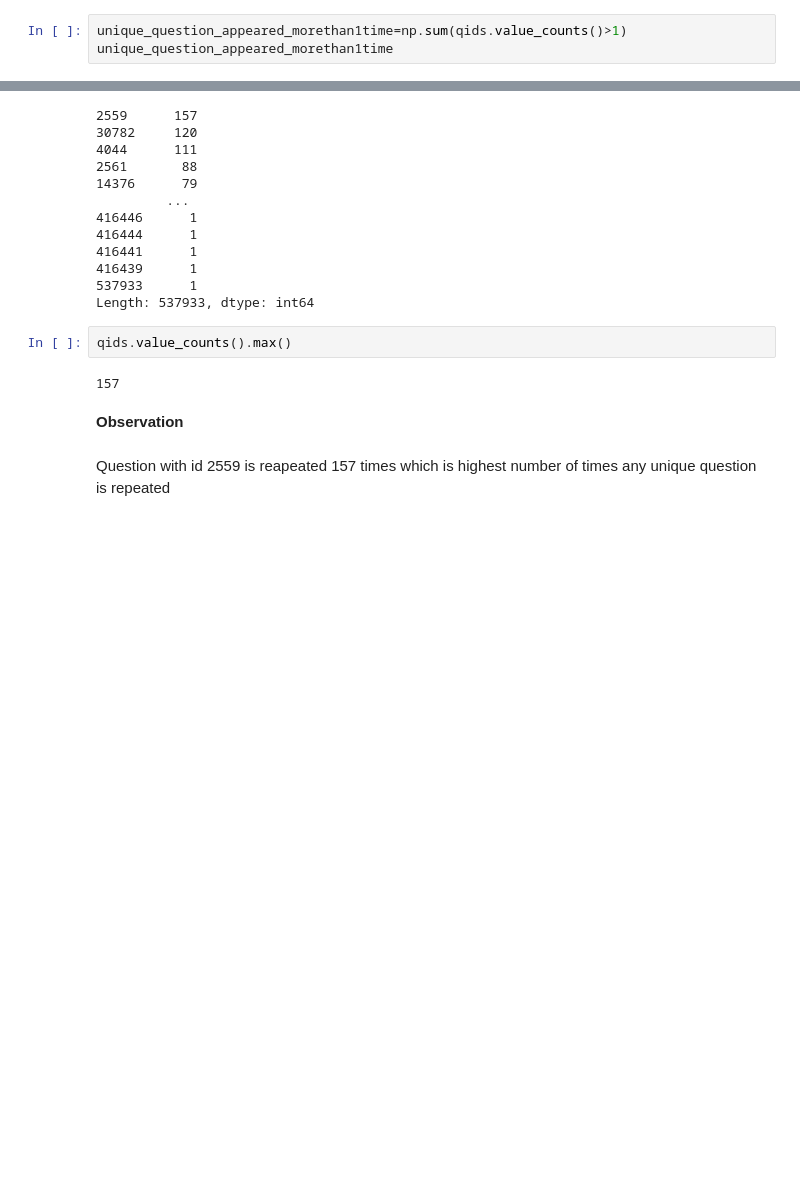
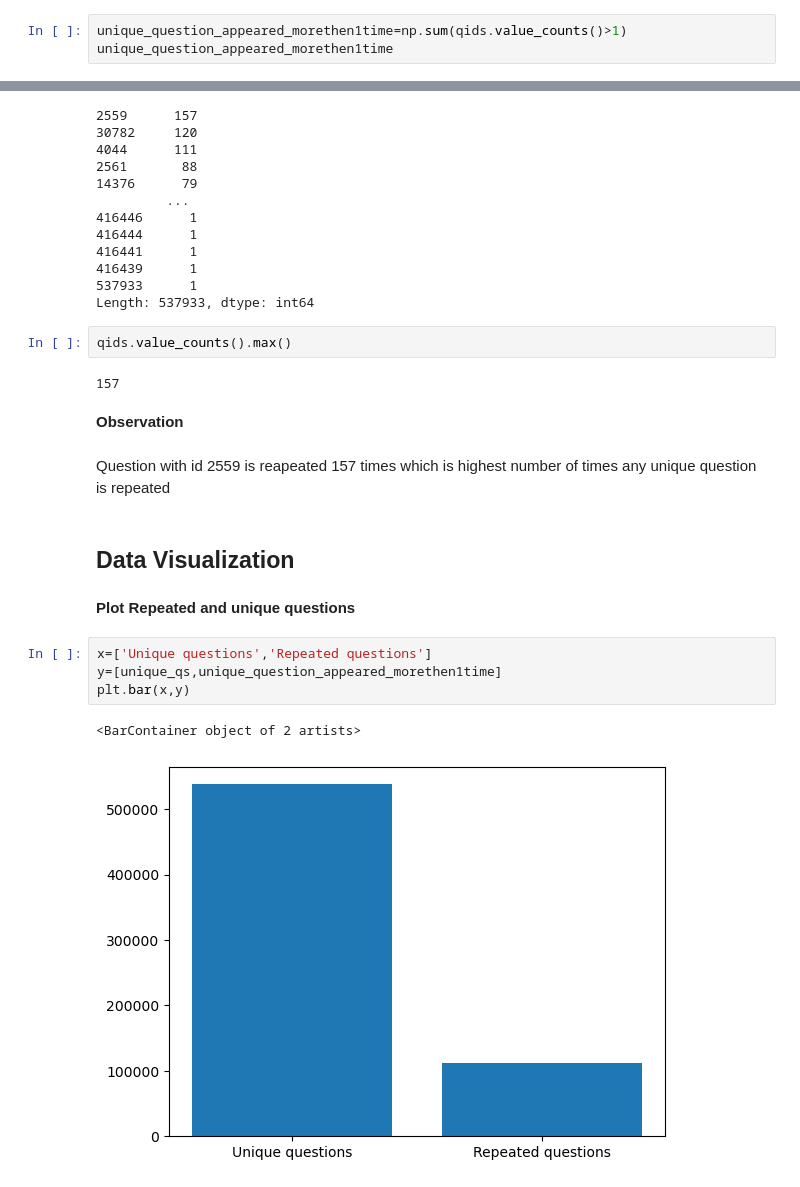
Before and after one commit to BibekRai44/Quora-Analysis, a Jupyter notebook: Quora Analysis.ipynb, the cells around one changed output, grey strips where cells are left out. Cells and saved outputs as stored; diff of their text form; blank space fills up the shorter version.

Commit message:
plotting repeated and unique questions

```diff
--- a/Quora Analysis.ipynb
+++ b/Quora Analysis.ipynb
@@ -155,7 +155,7 @@ qids.value_counts()
 537933      1
 Length: 537933, dtype: int64
 # %%
-unique_question_appeared_morethan1time=np.sum(qids.value_counts()>1)
-unique_question_appeared_morethan1time
+unique_question_appeared_morethen1time=np.sum(qids.value_counts()>1)
+unique_question_appeared_morethen1time
 # %% [output]
 111780
@@ -193,3 +193,14 @@ qids.value_counts().max()
 **Observation**\
 \
 Question with id 2559 is reapeated 157 times which is highest number of times any unique question is repeated
+# %% [markdown]
+## Data Visualization
+# %% [markdown]
+**Plot Repeated and unique questions**
+# %%
+x=['Unique questions','Repeated questions']
+y=[unique_qs,unique_question_appeared_morethen1time]
+plt.bar(x,y)
+# %% [output]
+<BarContainer object of 2 artists>
+[figure, added]
```
Also changed, not shown: parts of 2 cells of this notebook.
